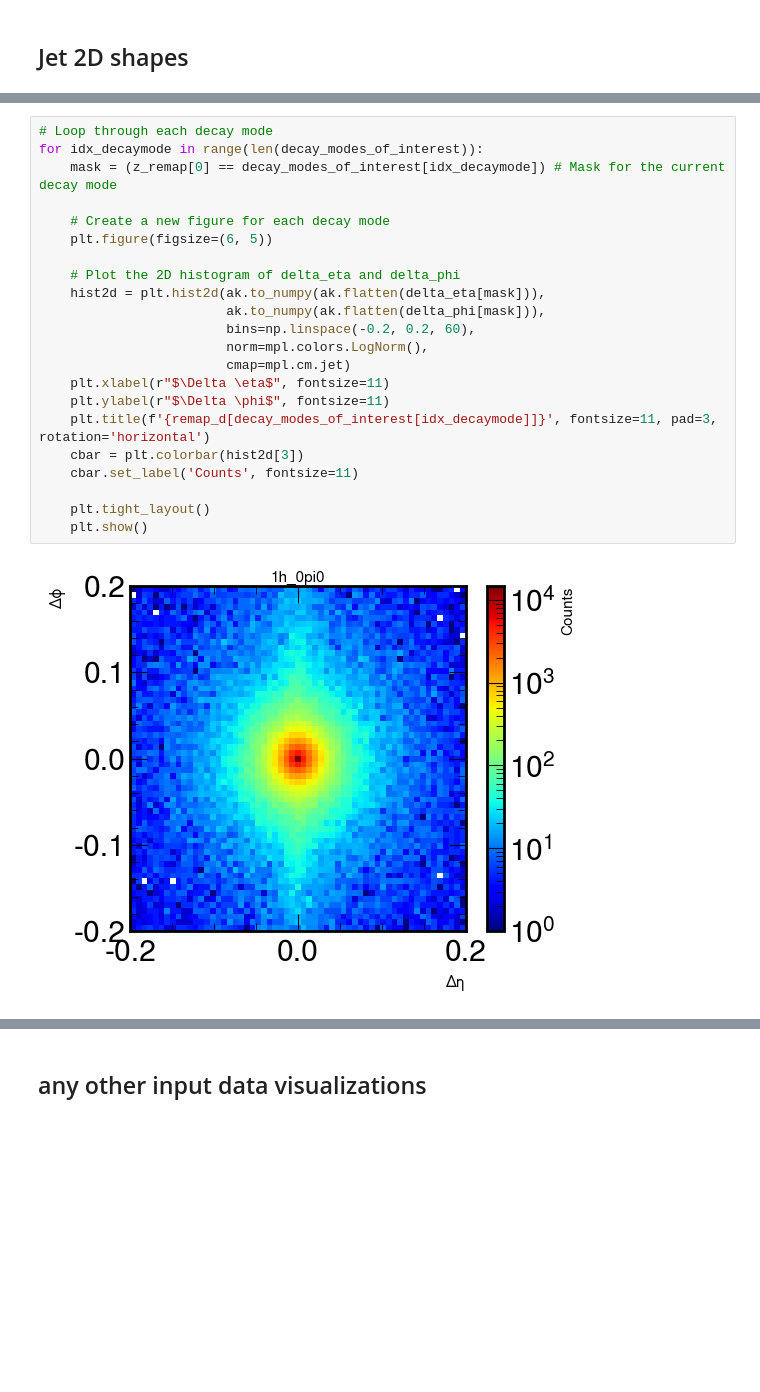
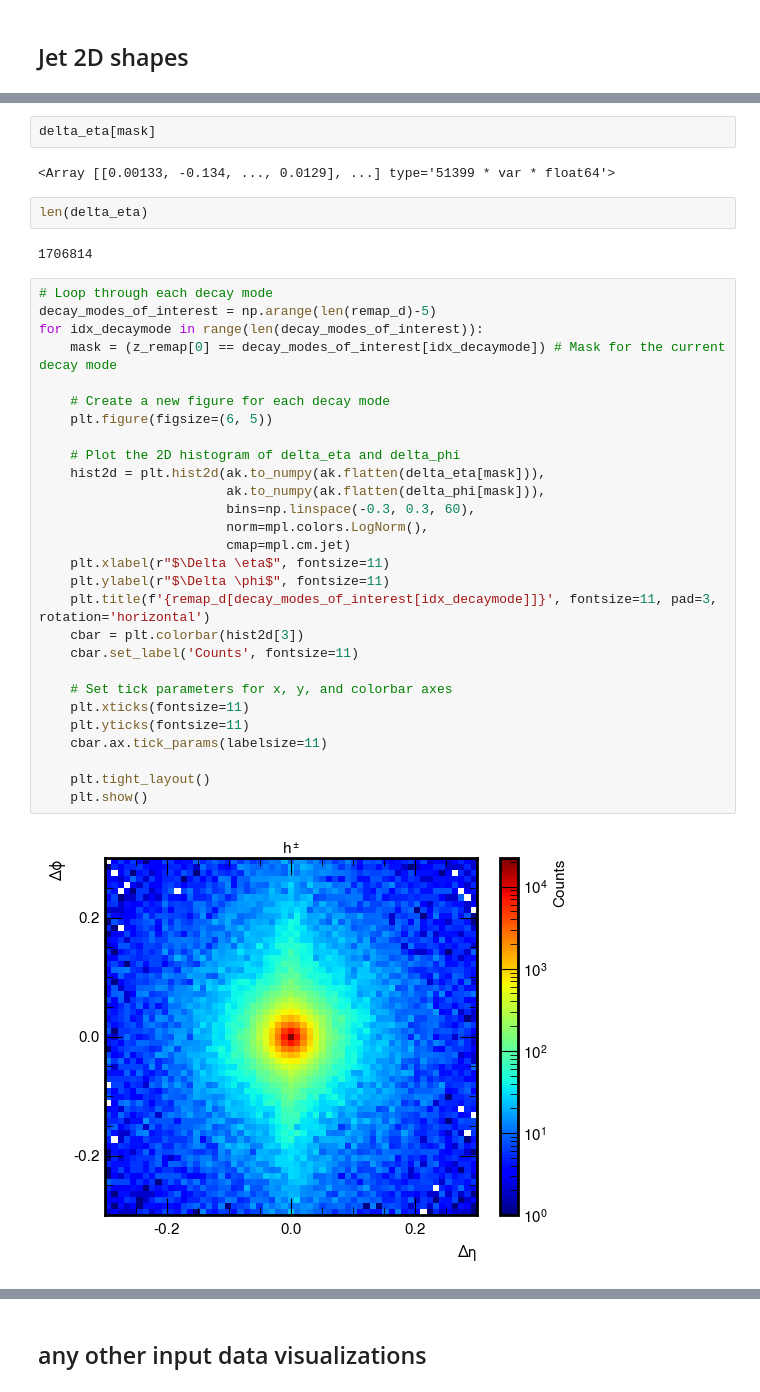
Before and after one commit to HEP-KBFI/ml-tau-en-reg, a Jupyter notebook: notebooks/data_intro.ipynb, the cells around one changed output, grey strips where cells are left out. Saved outputs shown, nothing was run; the diff lists cells and outputs as text; blank space fills up the shorter version.

```diff
--- a/notebooks/data_intro.ipynb
+++ b/notebooks/data_intro.ipynb
@@ -490,24 +536,38 @@ plt.tight_layout()
+# %%
+delta_eta[mask]
+# %% [output]
+<Array [[0.00133, -0.134, ..., 0.0129], ...] type='51399 * var * float64'>
+# %%
+len(delta_eta)
+# %% [output]
+1706814
 # %%
 # Loop through each decay mode
+decay_modes_of_interest = np.arange(len(remap_d)-5)
 for idx_decaymode in range(len(decay_modes_of_interest)):
     mask = (z_remap[0] == decay_modes_of_interest[idx_decaymode]) # Mask for the current decay mode
 
     # Create a new figure for each decay mode
     plt.figure(figsize=(6, 5))
 
     # Plot the 2D histogram of delta_eta and delta_phi
     hist2d = plt.hist2d(ak.to_numpy(ak.flatten(delta_eta[mask])),
                         ak.to_numpy(ak.flatten(delta_phi[mask])),
-                        bins=np.linspace(-0.2, 0.2, 60),
+                        bins=np.linspace(-0.3, 0.3, 60),
                         norm=mpl.colors.LogNorm(),
                         cmap=mpl.cm.jet)
     plt.xlabel(r"$\Delta \eta$", fontsize=11)
     plt.ylabel(r"$\Delta \phi$", fontsize=11)
     plt.title(f'{remap_d[decay_modes_of_interest[idx_decaymode]]}', fontsize=11, pad=3, rotation='horizontal')
     cbar = plt.colorbar(hist2d[3])
     cbar.set_label('Counts', fontsize=11)
 
+    # Set tick parameters for x, y, and colorbar axes
+    plt.xticks(fontsize=11)
+    plt.yticks(fontsize=11)
+    cbar.ax.tick_params(labelsize=11)
+
     plt.tight_layout()
     plt.show()
 # %% [output]
-[figure, old version]
+[figure, new version]
```
Also changed, not shown: parts of 19 cells of this notebook.
